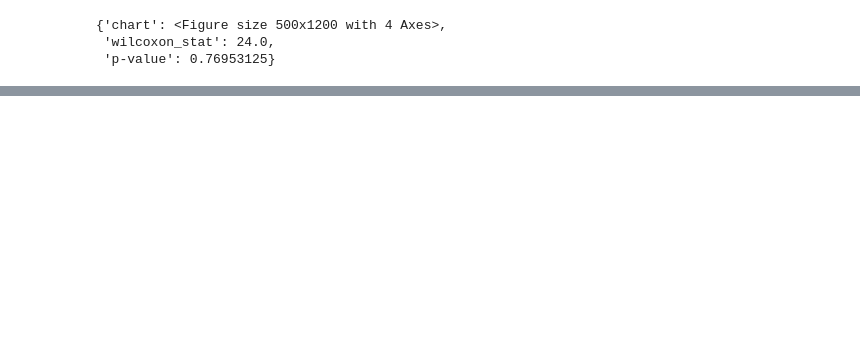
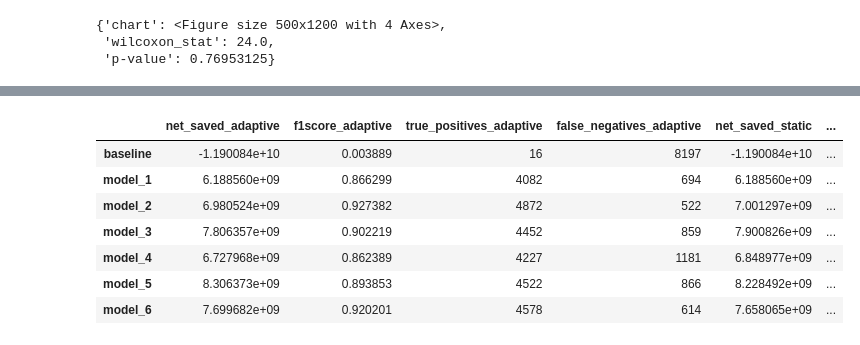
Before and after one commit to maradeben/msc_fraud_detection, a Jupyter notebook: notebook.ipynb, the cells around one changed output, grey strips where cells are left out. Saved outputs shown, nothing was run; the diff lists cells and outputs as text; code cells hidden in the pictures; blank space fills up the shorter version.

```diff
--- a/notebook.ipynb
+++ b/notebook.ipynb
@@ -672,0 +715,11 @@ results
+# %%
+results['combined_metrics_df']
+# %% [output]
+|  | net_saved_adaptive | f1score_adaptive | true_positives_adaptive | false_negatives_adaptive | net_saved_static | ... |
+| baseline | -1.190084e+10 | 0.003889 | 16 | 8197 | -1.190084e+10 | ... |
+| model_1 | 6.188560e+09 | 0.866299 | 4082 | 694 | 6.188560e+09 | ... |
+| model_2 | 6.980524e+09 | 0.927382 | 4872 | 522 | 7.001297e+09 | ... |
+| model_3 | 7.806357e+09 | 0.902219 | 4452 | 859 | 7.900826e+09 | ... |
+| model_4 | 6.727968e+09 | 0.862389 | 4227 | 1181 | 6.848977e+09 | ... |
+| model_5 | 8.306373e+09 | 0.893853 | 4522 | 866 | 8.228492e+09 | ... |
+| model_6 | 7.699682e+09 | 0.920201 | 4578 | 614 | 7.658065e+09 | ... |
```
Also changed, not shown: parts of 15 cells of this notebook, 33 other files.
